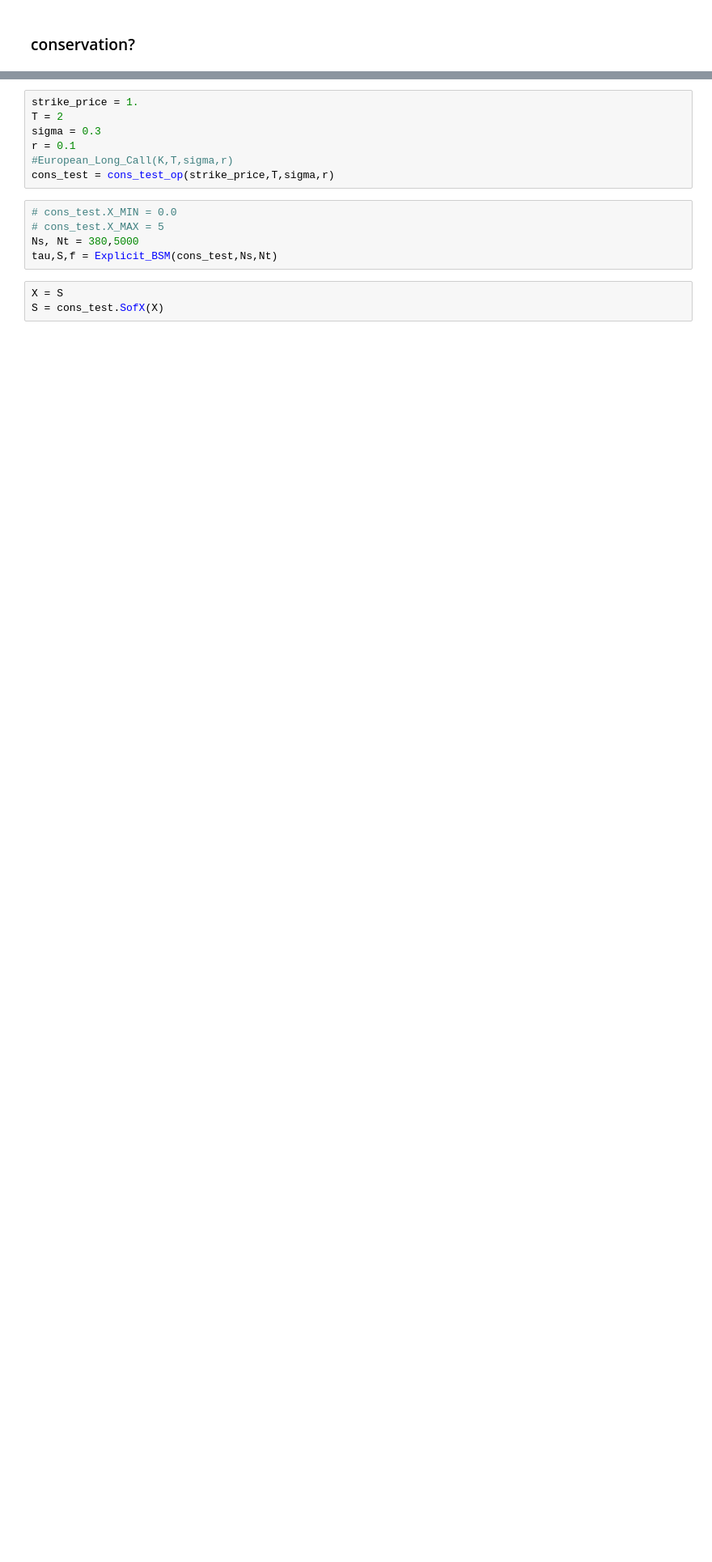
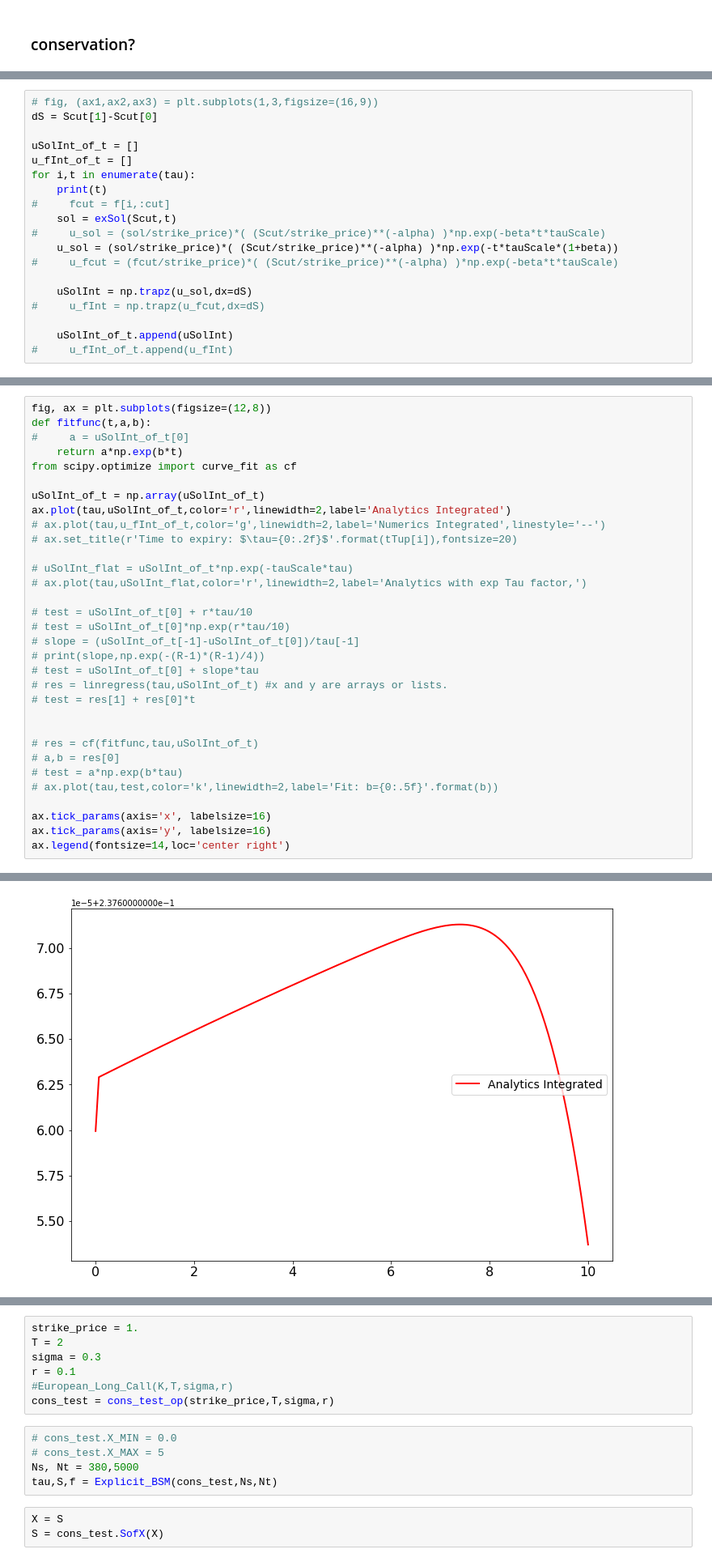
Before and after one commit to tdore738/Simple-Pricing, a Jupyter notebook: Black-Scholes-And_Friends/Linear_Black-Scholes-Merton.ipynb, the cells around one changed output, grey strips where cells are left out. Shown: that part at 81% size. Cells and saved outputs as stored; diff of their text form; blank space fills up the shorter version.

```diff
--- a/Black-Scholes-And_Friends/Linear_Black-Scholes-Merton.ipynb
+++ b/Black-Scholes-And_Friends/Linear_Black-Scholes-Merton.ipynb
@@ -926,0 +1047,19 @@ for ax in fig.axes:
+# %%
+# fig, (ax1,ax2,ax3) = plt.subplots(1,3,figsize=(16,9))
+dS = Scut[1]-Scut[0]
+
+uSolInt_of_t = []
+u_fInt_of_t = []
+for i,t in enumerate(tau):
+    print(t)
+#     fcut = f[i,:cut]
+    sol = exSol(Scut,t)
+#     u_sol = (sol/strike_price)*( (Scut/strike_price)**(-alpha) )*np.exp(-beta*t*tauScale)
+    u_sol = (sol/strike_price)*( (Scut/strike_price)**(-alpha) )*np.exp(-t*tauScale*(1+beta))
+#     u_fcut = (fcut/strike_price)*( (Scut/strike_price)**(-alpha) )*np.exp(-beta*t*tauScale)
+
+    uSolInt = np.trapz(u_sol,dx=dS)
+#     u_fInt = np.trapz(u_fcut,dx=dS)
+
+    uSolInt_of_t.append(uSolInt)
+#     u_fInt_of_t.append(u_fInt)
@@ -926,0 +1084,33 @@ for ax in fig.axes:
+# %%
+fig, ax = plt.subplots(figsize=(12,8))
+def fitfunc(t,a,b):
+#     a = uSolInt_of_t[0]
+    return a*np.exp(b*t)
+from scipy.optimize import curve_fit as cf
+
+uSolInt_of_t = np.array(uSolInt_of_t)
+ax.plot(tau,uSolInt_of_t,color='r',linewidth=2,label='Analytics Integrated')
+# ax.plot(tau,u_fInt_of_t,color='g',linewidth=2,label='Numerics Integrated',linestyle='--')
+# ax.set_title(r'Time to expiry: $\tau={0:.2f}$'.format(tTup[i]),fontsize=20)
+
+# uSolInt_flat = uSolInt_of_t*np.exp(-tauScale*tau)
+# ax.plot(tau,uSolInt_flat,color='r',linewidth=2,label='Analytics with exp Tau factor,')
+
+# test = uSolInt_of_t[0] + r*tau/10
+# test = uSolInt_of_t[0]*np.exp(r*tau/10)
+# slope = (uSolInt_of_t[-1]-uSolInt_of_t[0])/tau[-1]
+# print(slope,np.exp(-(R-1)*(R-1)/4))
+# test = uSolInt_of_t[0] + slope*tau
+# res = linregress(tau,uSolInt_of_t) #x and y are arrays or lists.
+# test = res[1] + res[0]*t
+
+
+# res = cf(fitfunc,tau,uSolInt_of_t)
+# a,b = res[0]
+# test = a*np.exp(b*tau)
+# ax.plot(tau,test,color='k',linewidth=2,label='Fit: b={0:.5f}'.format(b))
+
+ax.tick_params(axis='x', labelsize=16)
+ax.tick_params(axis='y', labelsize=16)
+ax.legend(fontsize=14,loc='center right')
+# %% [output]
@@ -926,0 +1118 @@ for ax in fig.axes:
+[figure, added]
```
Also changed, not shown: parts of 25 cells of this notebook.
